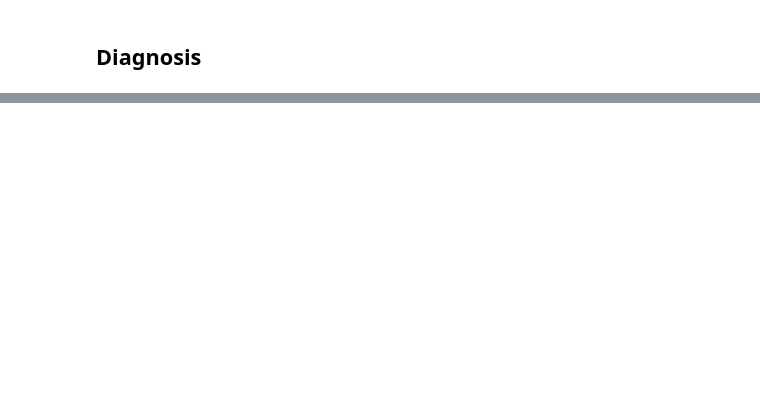
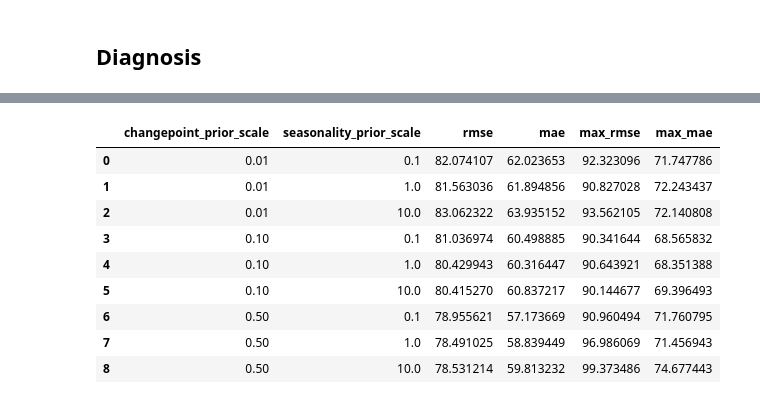
Before and after one commit to bragarods/agro, a Jupyter notebook: notebooks/colab_prophet.ipynb, the cells around one changed output, grey strips where cells are left out. Saved outputs shown, nothing was run; the diff lists cells and outputs as text; code cells hidden in the pictures; blank space fills up the shorter version.

```diff
--- a/notebooks/colab_prophet.ipynb
+++ b/notebooks/colab_prophet.ipynb
@@ -143,8 +146,8 @@ INFO:fbprophet:Skipping MAPE because y close to 0
 import itertools
 
 param_grid = {
-    'changepoint_prior_scale': [0.001, 0.01, 0.1, 0.5],
-    'seasonality_prior_scale': [0.01, 0.1, 1.0, 10.0],
+    'changepoint_prior_scale': [0.01, 0.1, 0.5],
+    'seasonality_prior_scale': [0.1, 1.0, 10.0],
 }
 
 # Generate all combinations of parameters
@@ -152,19 +155,31 @@ all_params = [dict(zip(param_grid.keys(), v)) for v in itertools.product(*param_
 rmses = []  # Store the RMSEs for each params here
 maes = []
 
+max_rmses = []
+max_maes = []
+
 # Use cross validation to evaluate all parameters
 for params in all_params:
     print(params,'\n')
     m = Prophet(**params).fit(strain[strain.cd_estacao == 'A001'])  # Fit model with given params
     df_cv = cross_validation(m, cutoffs=cutoffs, horizon='365 days', parallel="processes")
-    df_p = performance_metrics(df_cv, rolling_window=365)
-    rmses.append(df_p['rmse'].values[0])
-    maes.append(df_p['mae'].values[0])
+    df_p = performance_metrics(df_cv)
+    rmses.append(df_p['rmse'].mean())
+    maes.append(df_p['mae'].mean())
+    max_rmses.append(df_p['rmse'].max())
+    max_maes.append(df_p['mae'].max())
+    #df_p = performance_metrics(df_cv, rolling_window=365)
+    #rmses.append(df_p['rmse'].values[0])
+    #maes.append(df_p['mae'].values[0])
+    print('\n')
 
 # Find the best parameters
 tuning_results = pd.DataFrame(all_params)
 tuning_results['rmse'] = rmses
 tuning_results['mae'] = maes
+
+tuning_results['max_rmse'] = max_rmses
+tuning_results['max_mae'] = max_maes
 # %% [output]
 INFO:fbprophet:Disabling weekly seasonality. Run prophet with weekly_seasonality=True to override this.
 INFO:fbprophet:Disabling daily seasonality. Run prophet with daily_seasonality=True to override this.
@@ -184,0 +229,13 @@ KeyError: ignored
+# %%
+tuning_results
+# %% [output]
+|  | changepoint_prior_scale | seasonality_prior_scale | rmse | mae | max_rmse | max_mae |
+| 0 | 0.01 | 0.1 | 82.074107 | 62.023653 | 92.323096 | 71.747786 |
+| 1 | 0.01 | 1.0 | 81.563036 | 61.894856 | 90.827028 | 72.243437 |
+| 2 | 0.01 | 10.0 | 83.062322 | 63.935152 | 93.562105 | 72.140808 |
+| 3 | 0.10 | 0.1 | 81.036974 | 60.498885 | 90.341644 | 68.565832 |
+| 4 | 0.10 | 1.0 | 80.429943 | 60.316447 | 90.643921 | 68.351388 |
+| 5 | 0.10 | 10.0 | 80.415270 | 60.837217 | 90.144677 | 69.396493 |
+| 6 | 0.50 | 0.1 | 78.955621 | 57.173669 | 90.960494 | 71.760795 |
+| 7 | 0.50 | 1.0 | 78.491025 | 58.839449 | 96.986069 | 71.456943 |
+| 8 | 0.50 | 10.0 | 78.531214 | 59.813232 | 99.373486 | 74.677443 |
```
Also changed, not shown: parts of 5 cells of this notebook.
